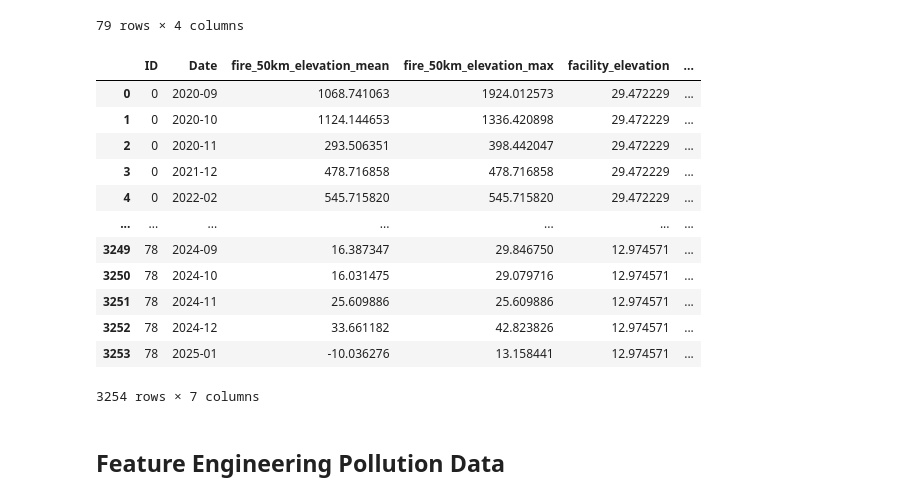
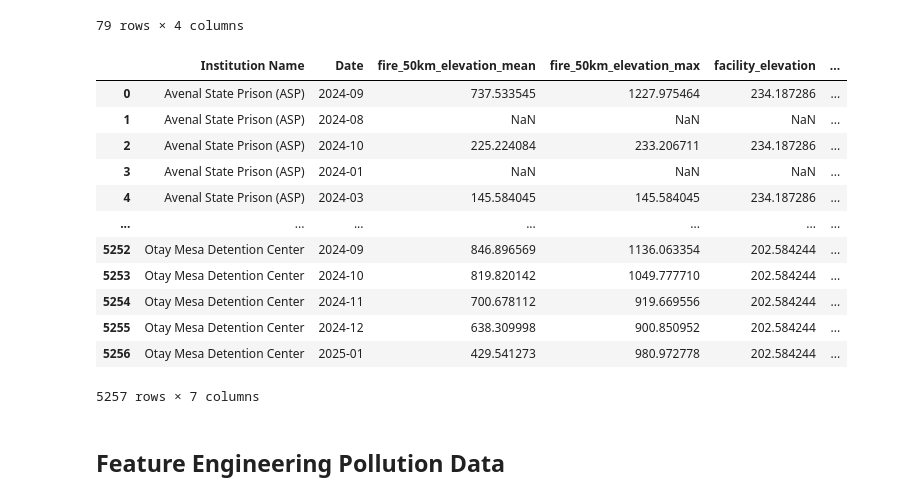
Before and after one commit to allisonsibrian/ca-wildfire-pollution-prison-project, a Jupyter notebook: ca_wildfire_feature_engineering.ipynb, the cells around one changed output. Saved outputs shown, nothing was run; the diff lists cells and outputs as text; code cells hidden in the pictures.

```diff
--- a/ca_wildfire_feature_engineering.ipynb
+++ b/ca_wildfire_feature_engineering.ipynb
@@ -361,48 +381,49 @@ firms_elevation_dem_data['latitude'] = firms_elevation_dem_data['coordinates'].a
 firms_dem = firms_elevation_dem_data[['mean', 'latitude', 'longitude']].copy()
 firms_dem = firms_dem.rename(columns={'mean': 'elevation_mean'})
 
 # Copying fac_firms_filtered and rounding to allow for safe merging between fac_firms_filtered and DEM data found
 og_fac_firms = fac_firms_filtered.copy()
 og_fac_firms['latitude'] = og_fac_firms['latitude'].round(5)
 og_fac_firms['longitude'] = og_fac_firms['longitude'].round(5)
 
 firms_dem['latitude'] = firms_dem['latitude'].round(5)
 firms_dem['longitude'] = firms_dem ['longitude'].round(5)
 
 fac_firms_elevated = og_fac_firms.merge(
     firms_dem,
     on=['latitude', 'longitude'],
     how='left'
 )
 
 # Aggregating to get aggregated elevation data
 agg_firms_elevated = fac_firms_elevated.groupby(['ID', 'Date']).agg(
     fire_50km_elevation_mean = ('elevation_mean', 'mean'),
     fire_50km_elevation_max = ('elevation_mean', 'max')
 ).reset_index()
 
 # Combining with facility and buffer elevation
-final_elevation_features = agg_firms_elevated.merge(
+elevation_features = agg_firms_elevated.merge(
     fac_buffer_elevation,
     on='ID',
     how='left'
 )
 
-final_elevation_features
+elevation_features = facilities_df.merge(elevation_features, how='left', on=['ID', 'Date']).drop(columns=['Population', 'Percent of Total Population', 'Address', 'Location', 'Latitude', 'Longitude', 'Facility Type', 'ID', 'Area', 'Perimeter', 'Geometry', 'Centroid'])
+elevation_features
 # %% [output]
-|  | ID | Date | fire_50km_elevation_mean | fire_50km_elevation_max | facility_elevation | ... |
-| 0 | 0 | 2020-09 | 1068.741063 | 1924.012573 | 29.472229 | ... |
-| 1 | 0 | 2020-10 | 1124.144653 | 1336.420898 | 29.472229 | ... |
-| 2 | 0 | 2020-11 | 293.506351 | 398.442047 | 29.472229 | ... |
-| 3 | 0 | 2021-12 | 478.716858 | 478.716858 | 29.472229 | ... |
-| 4 | 0 | 2022-02 | 545.715820 | 545.715820 | 29.472229 | ... |
+|  | Institution Name | Date | fire_50km_elevation_mean | fire_50km_elevation_max | facility_elevation | ... |
+| 0 | Avenal State Prison (ASP) | 2024-09 | 737.533545 | 1227.975464 | 234.187286 | ... |
+| 1 | Avenal State Prison (ASP) | 2024-08 | NaN | NaN | NaN | ... |
+| 2 | Avenal State Prison (ASP) | 2024-10 | 225.224084 | 233.206711 | 234.187286 | ... |
+| 3 | Avenal State Prison (ASP) | 2024-01 | NaN | NaN | NaN | ... |
+| 4 | Avenal State Prison (ASP) | 2024-03 | 145.584045 | 145.584045 | 234.187286 | ... |
 | ... | ... | ... | ... | ... | ... | ... |
-| 3249 | 78 | 2024-09 | 16.387347 | 29.846750 | 12.974571 | ... |
-| 3250 | 78 | 2024-10 | 16.031475 | 29.079716 | 12.974571 | ... |
-| 3251 | 78 | 2024-11 | 25.609886 | 25.609886 | 12.974571 | ... |
-| 3252 | 78 | 2024-12 | 33.661182 | 42.823826 | 12.974571 | ... |
-| 3253 | 78 | 2025-01 | -10.036276 | 13.158441 | 12.974571 | ... |
+| 5252 | Otay Mesa Detention Center | 2024-09 | 846.896569 | 1136.063354 | 202.584244 | ... |
+| 5253 | Otay Mesa Detention Center | 2024-10 | 819.820142 | 1049.777710 | 202.584244 | ... |
+| 5254 | Otay Mesa Detention Center | 2024-11 | 700.678112 | 919.669556 | 202.584244 | ... |
+| 5255 | Otay Mesa Detention Center | 2024-12 | 638.309998 | 900.850952 | 202.584244 | ... |
+| 5256 | Otay Mesa Detention Center | 2025-01 | 429.541273 | 980.972778 | 202.584244 | ... |
-3254 rows × 7 columns
+5257 rows × 7 columns
 # %% [markdown]
 ## Feature Engineering Pollution Data
 # %% [markdown]
```
Also changed, not shown: parts of 7 cells of this notebook.
